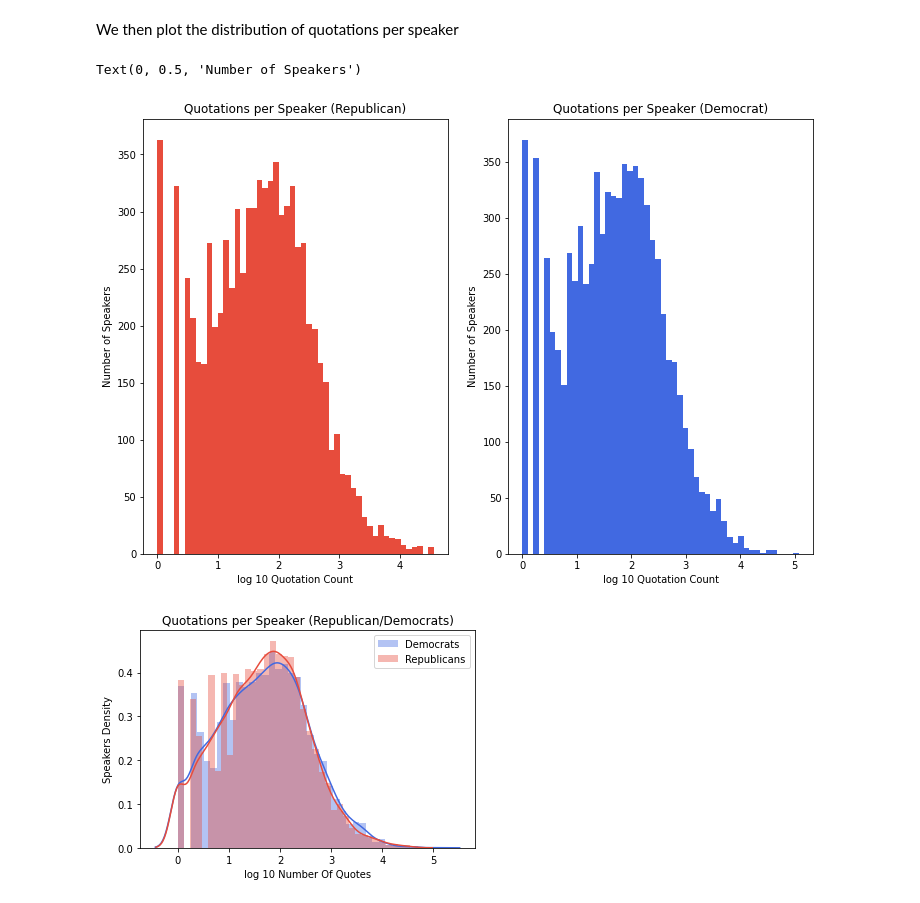
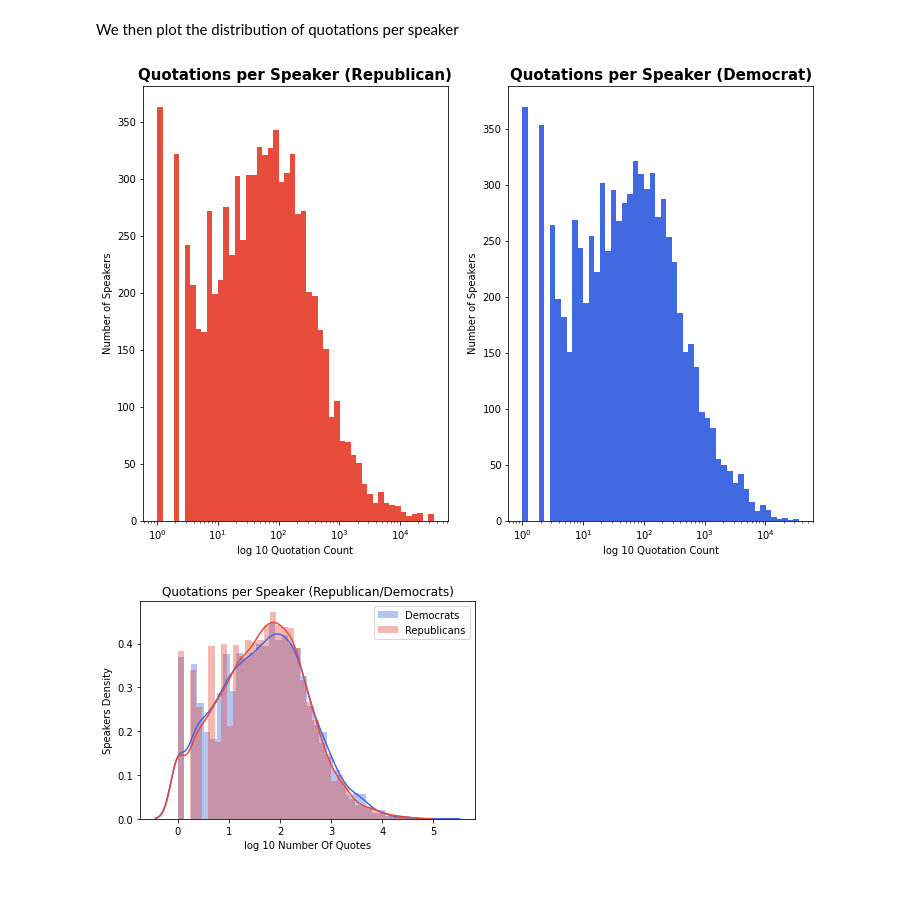
Before and after one commit to epfl-ada/ada-2021-project-the-internationadas, a Jupyter notebook: scripts/exploratory_data_analysis.ipynb, the cells around one changed output. Saved outputs shown, nothing was run; the diff lists cells and outputs as text; code cells hidden in the pictures.

```diff
--- a/scripts/exploratory_data_analysis.ipynb
+++ b/scripts/exploratory_data_analysis.ipynb
@@ -206,22 +209,28 @@ We then plot the distribution of quotations per speaker
 # %%
 # Visualize the number of quotations per speaker grouped by Democrats and Republicans
 fig, axes = plt.subplots(nrows=1, ncols=2, figsize=(12, 8))
 
+#hist, bins, _ = plt.hist(n_quotes_per_qid_repub, bins=50)
+
+# histogram on log scale.
+# Use non-equal bin sizes, such that they look equal on log scale.
+logbins = np.logspace(np.log10(bins[0]),np.log10(bins[-1]),len(bins))
+
 subplot = axes[0];
-subplot.hist(np.log10(n_quotes_per_qid_repub), bins = 50, color = rep_color)
-subplot.set_title('Quotations per Speaker (Republican)')
-subplot.set_xlabel('log 10 Quotation Count')
-subplot.set_ylabel('Number of Speakers')
-
+subplot.hist(n_quotes_per_qid_repub, bins = logbins, color = rep_color)
+subplot.set_title('Quotations per Speaker (Republican)', fontsize=15, fontweight="bold")
+subplot.set_xlabel('log 10 Quotation Count', fontsize=10)
+subplot.set_ylabel('Number of Speakers', fontsize=10)
+subplot.set_xscale('log')
 
 subplot = axes[1];
-subplot.hist(np.log10(n_quotes_per_qid_demo), bins = 50, color = dem_color)
-subplot.set_title('Quotations per Speaker (Democrat)')
-subplot.set_xlabel('log 10 Quotation Count')
-subplot.set_ylabel('Number of Speakers')
+subplot.hist(n_quotes_per_qid_demo, bins = logbins, color = dem_color)
+subplot.set_title('Quotations per Speaker (Democrat)', fontsize=15, fontweight="bold")
+subplot.set_xlabel('log 10 Quotation Count', fontsize=10)
+subplot.set_ylabel('Number of Speakers', fontsize=10)
+subplot.set_xscale('log')
 # %% [output]
-Text(0, 0.5, 'Number of Speakers')
-[figure, old version]
+[figure, new version]
 # %%
 ax = sns.distplot(np.log10(n_quotes_per_qid_demo), hist=True, label='Democrats', color =dem_color);
 ax = sns.distplot(np.log10(n_quotes_per_qid_repub), hist=True, label='Republicans', color =rep_color)
```
Also changed, not shown: parts of 6 cells of this notebook.
